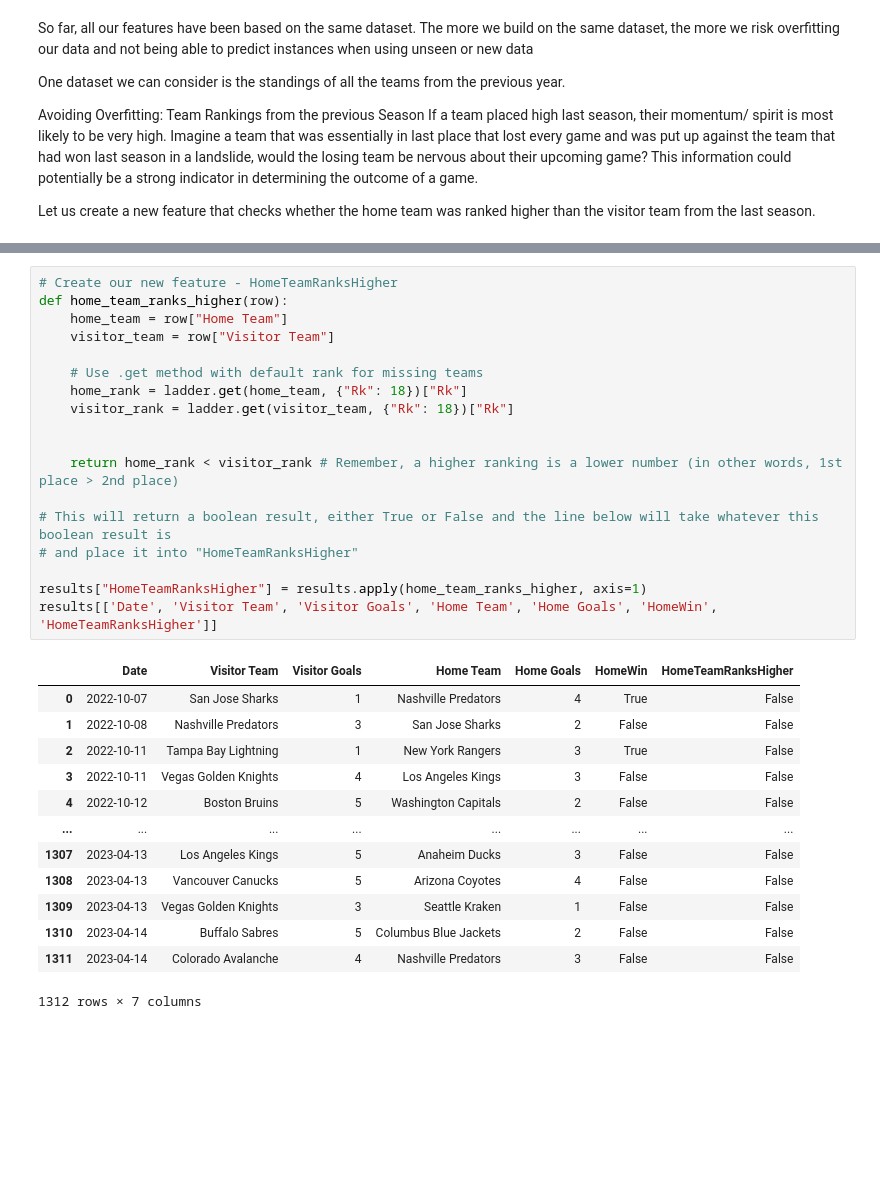
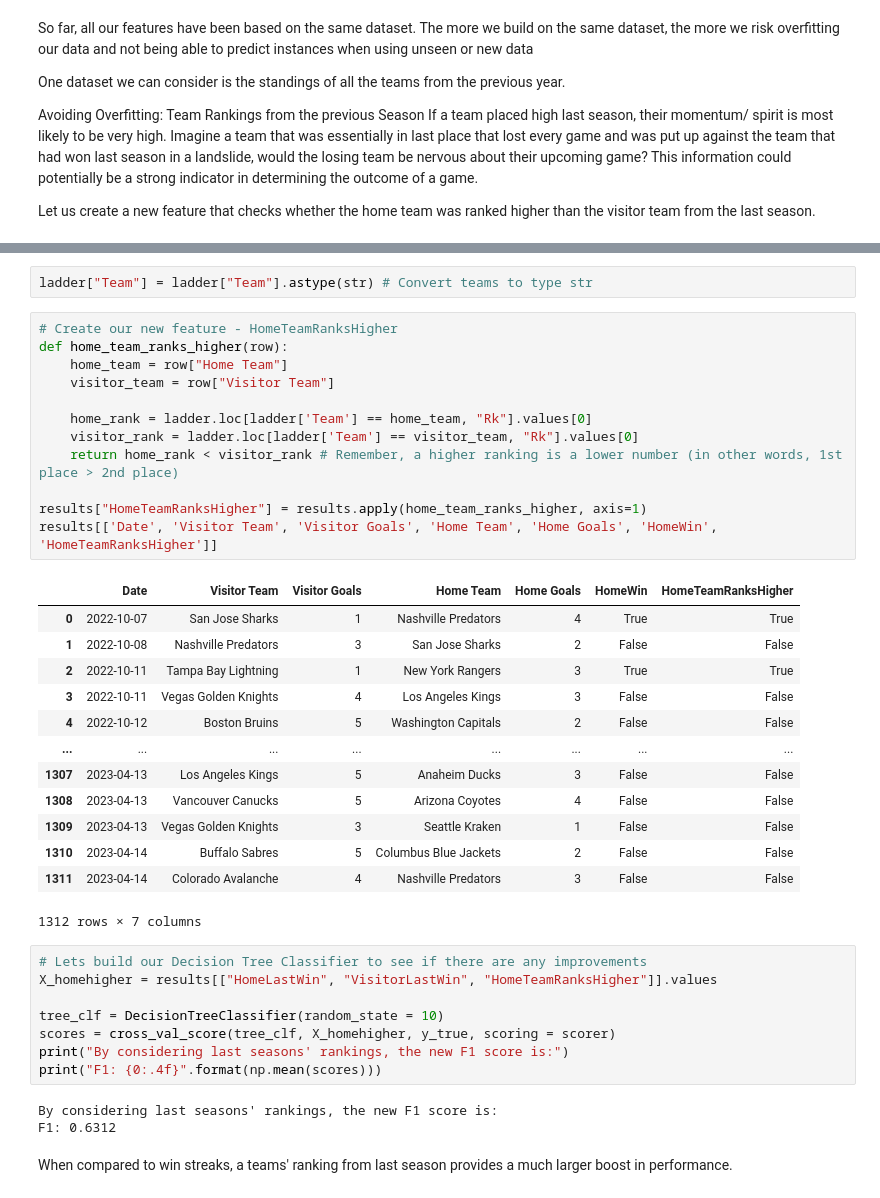
Before and after one commit to seanxu123/SportsPredictor, a Jupyter notebook: nhlpredictor.ipynb, the cells around one changed output, grey strips where cells are left out. Cells and saved outputs as stored; diff of their text form; blank space fills up the shorter version.

```diff
--- a/nhlpredictor.ipynb
+++ b/nhlpredictor.ipynb
@@ -286,26 +286,22 @@ ladder
+# %%
+ladder["Team"] = ladder["Team"].astype(str) # Convert teams to type str
 # %%
 # Create our new feature - HomeTeamRanksHigher
 def home_team_ranks_higher(row):
     home_team = row["Home Team"]
     visitor_team = row["Visitor Team"]
 
-    # Use .get method with default rank for missing teams
-    home_rank = ladder.get(home_team, {"Rk": 18})["Rk"]
-    visitor_rank = ladder.get(visitor_team, {"Rk": 18})["Rk"]
-
-
+    home_rank = ladder.loc[ladder['Team'] == home_team, "Rk"].values[0]
+    visitor_rank = ladder.loc[ladder['Team'] == visitor_team, "Rk"].values[0]
     return home_rank < visitor_rank # Remember, a higher ranking is a lower number (in other words, 1st place > 2nd place)
-
-# This will return a boolean result, either True or False and the line below will take whatever this boolean result is
-# and place it into "HomeTeamRanksHigher"
 
 results["HomeTeamRanksHigher"] = results.apply(home_team_ranks_higher, axis=1)
 results[['Date', 'Visitor Team', 'Visitor Goals', 'Home Team', 'Home Goals', 'HomeWin', 'HomeTeamRanksHigher']]
 # %% [output]
 |  | Date | Visitor Team | Visitor Goals | Home Team | Home Goals | HomeWin | HomeTeamRanksHigher |
-| 0 | 2022-10-07 | San Jose Sharks | 1 | Nashville Predators | 4 | True | False |
+| 0 | 2022-10-07 | San Jose Sharks | 1 | Nashville Predators | 4 | True | True |
 | 1 | 2022-10-08 | Nashville Predators | 3 | San Jose Sharks | 2 | False | False |
-| 2 | 2022-10-11 | Tampa Bay Lightning | 1 | New York Rangers | 3 | True | False |
+| 2 | 2022-10-11 | Tampa Bay Lightning | 1 | New York Rangers | 3 | True | True |
 | 3 | 2022-10-11 | Vegas Golden Knights | 4 | Los Angeles Kings | 3 | False | False |
 | 4 | 2022-10-12 | Boston Bruins | 5 | Washington Capitals | 2 | False | False |
 | ... | ... | ... | ... | ... | ... | ... | ... |
@@ -315,3 +311,16 @@ results[['Date', 'Visitor Team', 'Visitor Goals', 'Home Team', 'Home Goals', 'Ho
 | 1310 | 2023-04-14 | Buffalo Sabres | 5 | Columbus Blue Jackets | 2 | False | False |
 | 1311 | 2023-04-14 | Colorado Avalanche | 4 | Nashville Predators | 3 | False | False |
 1312 rows × 7 columns
+# %%
+# Lets build our Decision Tree Classifier to see if there are any improvements
+X_homehigher = results[["HomeLastWin", "VisitorLastWin", "HomeTeamRanksHigher"]].values
+
+tree_clf = DecisionTreeClassifier(random_state = 10)
+scores = cross_val_score(tree_clf, X_homehigher, y_true, scoring = scorer)
+print("By considering last seasons' rankings, the new F1 score is:")
+print("F1: {0:.4f}".format(np.mean(scores)))
+# %% [output]
+By considering last seasons' rankings, the new F1 score is:
+F1: 0.6312
+# %% [markdown]
+When compared to win streaks, a teams' ranking from last season provides a much larger boost in performance.
```
Also changed, not shown: parts of 43 cells of this notebook, 3 other files.
